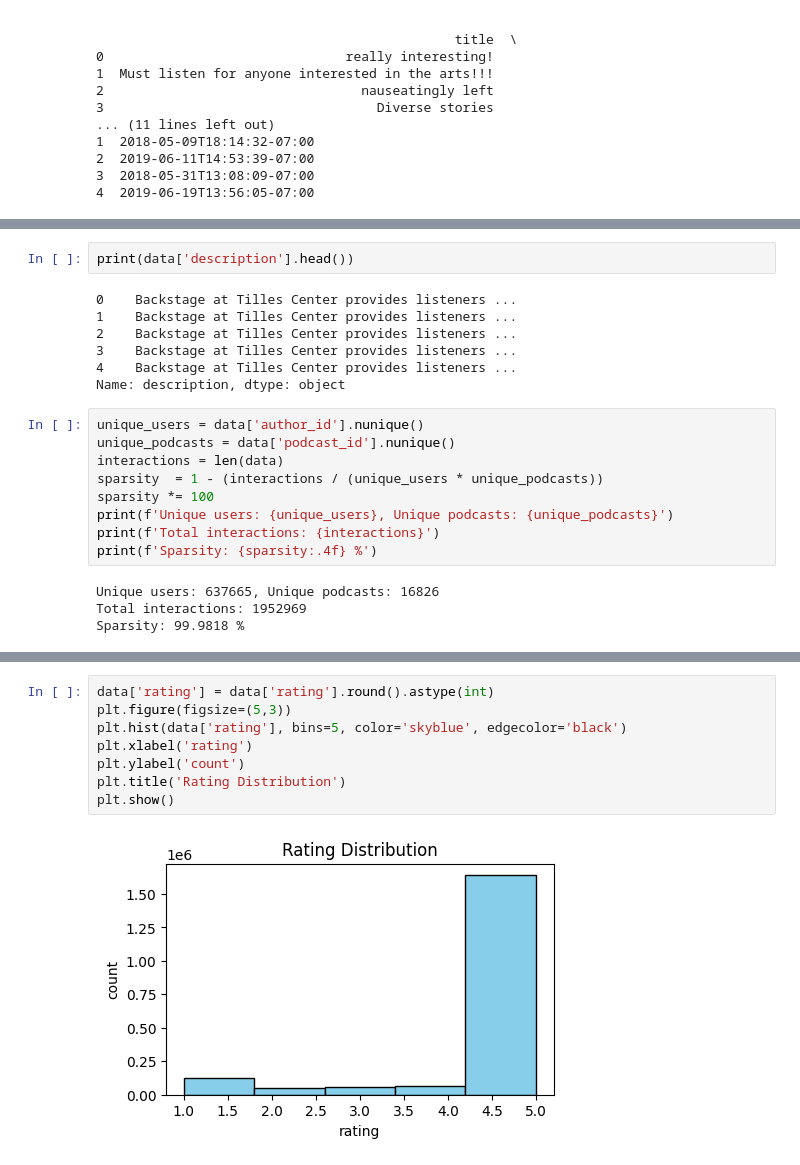
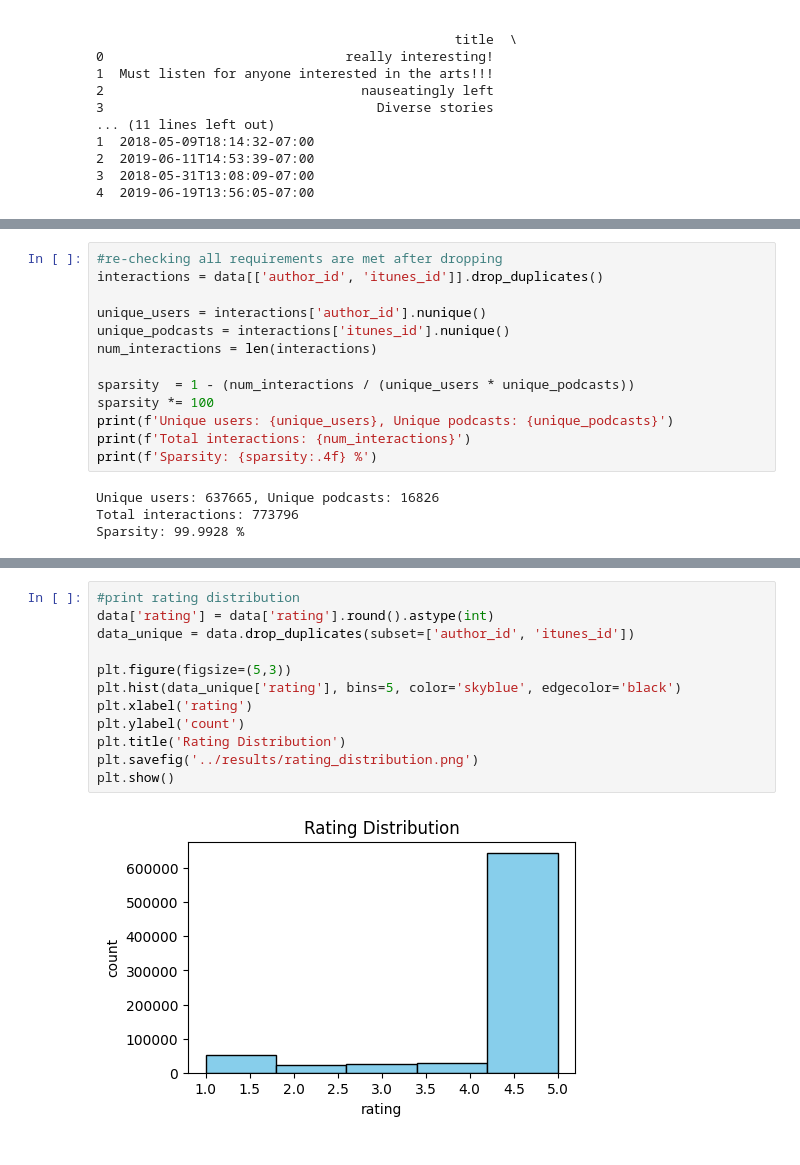
Before and after one commit to hala-sdev/AIE425_FinalProject_Group5, a Jupyter notebook: SECTION2_DomainRecommender/code/data_preprocessing.ipynb, the cells around one changed output, grey strips where cells are left out. Cells and saved outputs as stored; diff of their text form.

```diff
--- a/SECTION2_DomainRecommender/code/data_preprocessing.ipynb
+++ b/SECTION2_DomainRecommender/code/data_preprocessing.ipynb
@@ -240,28 +259,23 @@ min           51.00
 75%          509.00
 max         3883.00
 Name: desc_len, dtype: float64
-# %%
-print(data['description'].head())
-# %% [output]
-0    Backstage at Tilles Center provides listeners ...
-1    Backstage at Tilles Center provides listeners ...
-2    Backstage at Tilles Center provides listeners ...
-3    Backstage at Tilles Center provides listeners ...
-4    Backstage at Tilles Center provides listeners ...
-Name: description, dtype: object
 # %%
-unique_users = data['author_id'].nunique()
-unique_podcasts = data['podcast_id'].nunique()
-interactions = len(data)
-sparsity  = 1 - (interactions / (unique_users * unique_podcasts))
+#re-checking all requirements are met after dropping
+interactions = data[['author_id', 'itunes_id']].drop_duplicates()
+
+unique_users = interactions['author_id'].nunique()
+unique_podcasts = interactions['itunes_id'].nunique()
+num_interactions = len(interactions)
+
+sparsity  = 1 - (num_interactions / (unique_users * unique_podcasts))
 sparsity *= 100
 print(f'Unique users: {unique_users}, Unique podcasts: {unique_podcasts}')
-print(f'Total interactions: {interactions}')
+print(f'Total interactions: {num_interactions}')
 print(f'Sparsity: {sparsity:.4f} %')
 # %% [output]
 Unique users: 637665, Unique podcasts: 16826
-Total interactions: 1952969
-Sparsity: 99.9818 %
+Total interactions: 773796
+Sparsity: 99.9928 %
 # %%
 min_rating = data['rating'].min()
 max_rating = data['rating'].max()
@@ -287,12 +301,16 @@ min            1.00
 max            5.00
 Name: rating, dtype: float64
 # %%
+#print rating distribution
 data['rating'] = data['rating'].round().astype(int)
+data_unique = data.drop_duplicates(subset=['author_id', 'itunes_id'])
+
 plt.figure(figsize=(5,3))
-plt.hist(data['rating'], bins=5, color='skyblue', edgecolor='black')
+plt.hist(data_unique['rating'], bins=5, color='skyblue', edgecolor='black')
 plt.xlabel('rating')
 plt.ylabel('count')
 plt.title('Rating Distribution')
+plt.savefig('../results/rating_distribution.png')
 plt.show()
 # %% [output]
-[figure, old version]
+[figure, new version]
```
Also changed, not shown: parts of 28 cells of this notebook, 8 other files.
